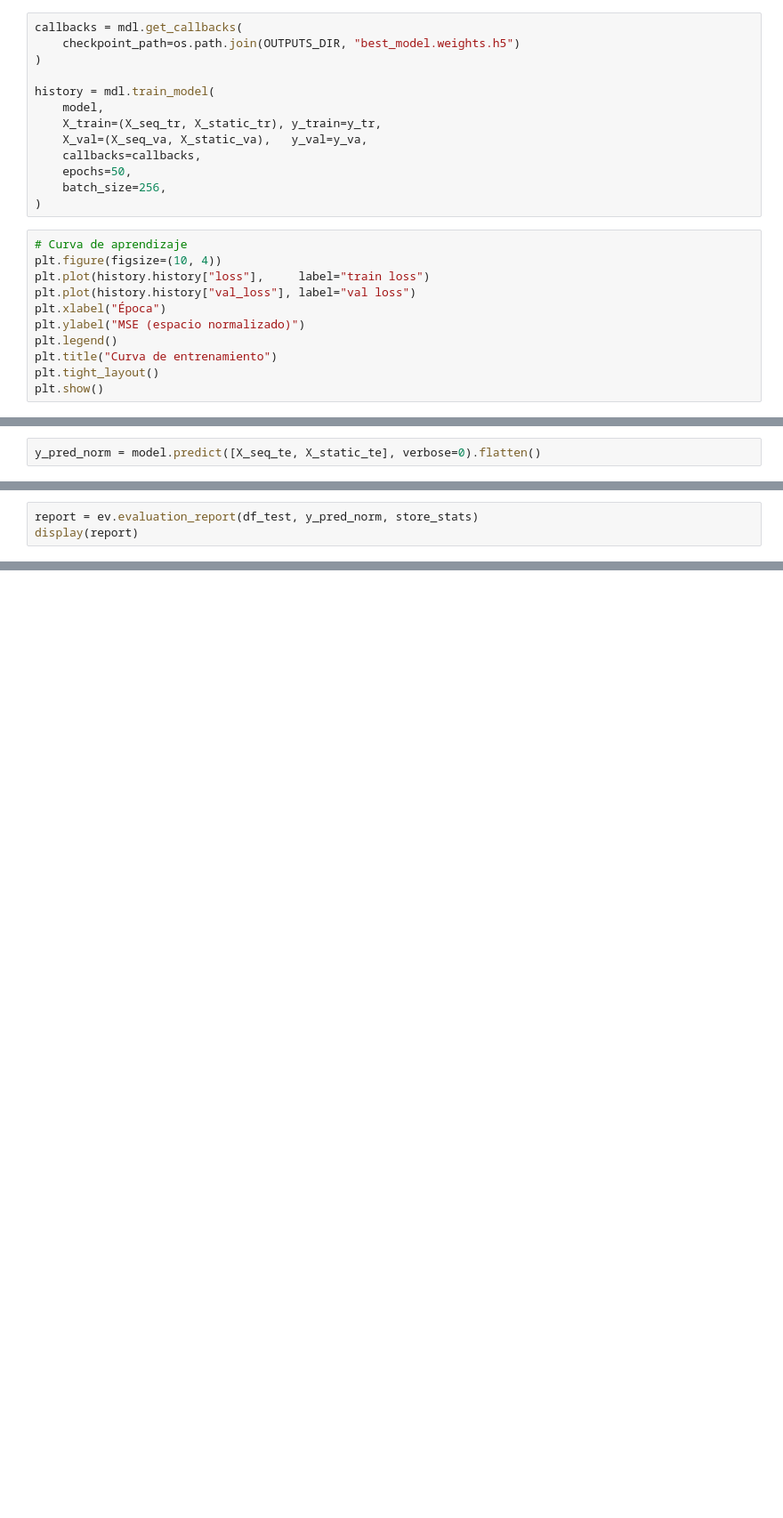
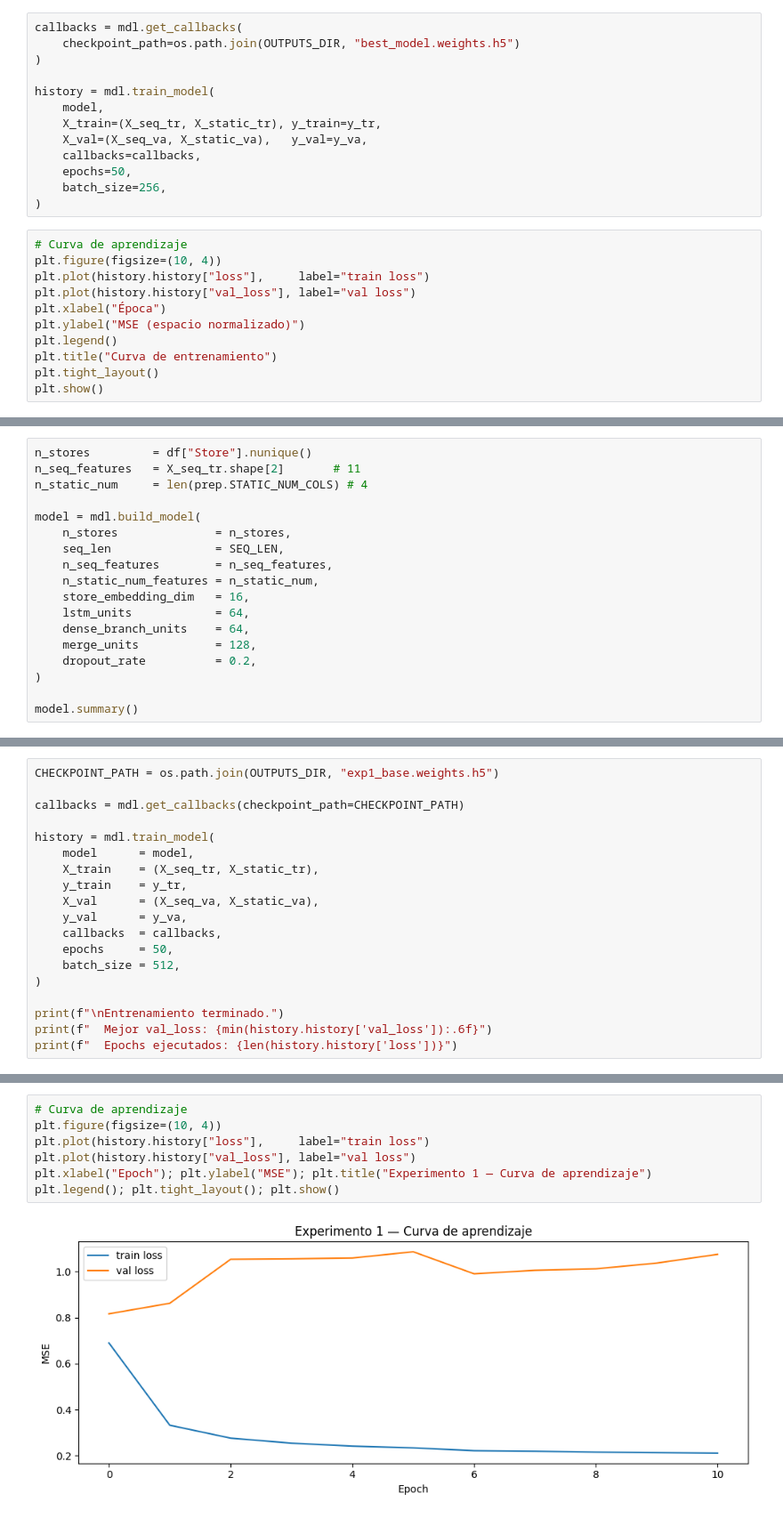
Before and after one commit to Romequinco/TAREA_ENTRADAS_HETEROGENEAS, a Jupyter notebook: notebooks/dani.ipynb, the cells around one changed output, grey strips where cells are left out. Shown at 89% size. Cells and saved outputs as stored; diff of their text form; blank space fills up the shorter version.

```diff
--- a/notebooks/dani.ipynb
+++ b/notebooks/dani.ipynb
@@ -140,2 +327,18 @@ R² calculado con `src/evaluate.py` — misma función para los tres miembros de
 # %%
-y_pred_norm = model.predict([X_seq_te, X_static_te], verbose=0).flatten()
+n_stores         = df["Store"].nunique()
+n_seq_features   = X_seq_tr.shape[2]       # 11
+n_static_num     = len(prep.STATIC_NUM_COLS) # 4
+
+model = mdl.build_model(
+    n_stores              = n_stores,
+    seq_len               = SEQ_LEN,
+    n_seq_features        = n_seq_features,
+    n_static_num_features = n_static_num,
+    store_embedding_dim   = 16,
+    lstm_units            = 64,
+    dense_branch_units    = 64,
+    merge_units           = 128,
+    dropout_rate          = 0.2,
+)
+
+model.summary()
@@ -142,3 +368,19 @@ y_pred_norm = model.predict([X_seq_te, X_static_te], verbose=0).flatten()
 # %%
-report = ev.evaluation_report(df_test, y_pred_norm, store_stats)
-display(report)
+CHECKPOINT_PATH = os.path.join(OUTPUTS_DIR, "exp1_base.weights.h5")
+
+callbacks = mdl.get_callbacks(checkpoint_path=CHECKPOINT_PATH)
+
+history = mdl.train_model(
+    model      = model,
+    X_train    = (X_seq_tr, X_static_tr),
+    y_train    = y_tr,
+    X_val      = (X_seq_va, X_static_va),
+    y_val      = y_va,
+    callbacks  = callbacks,
+    epochs     = 50,
+    batch_size = 512,
+)
+
+print(f"\nEntrenamiento terminado.")
+print(f"  Mejor val_loss: {min(history.history['val_loss']):.6f}")
+print(f"  Epochs ejecutados: {len(history.history['loss'])}")
@@ -145 +408,10 @@ display(report)
+# %%
+# Curva de aprendizaje
+plt.figure(figsize=(10, 4))
+plt.plot(history.history["loss"],     label="train loss")
+plt.plot(history.history["val_loss"], label="val loss")
+plt.xlabel("Epoch"); plt.ylabel("MSE"); plt.title("Experimento 1 — Curva de aprendizaje")
+plt.legend(); plt.tight_layout(); plt.show()
+# %% [output]
+[figure, added]
 # %% [markdown]
```
Also changed, not shown: parts of 28 cells of this notebook, 1 other file.
